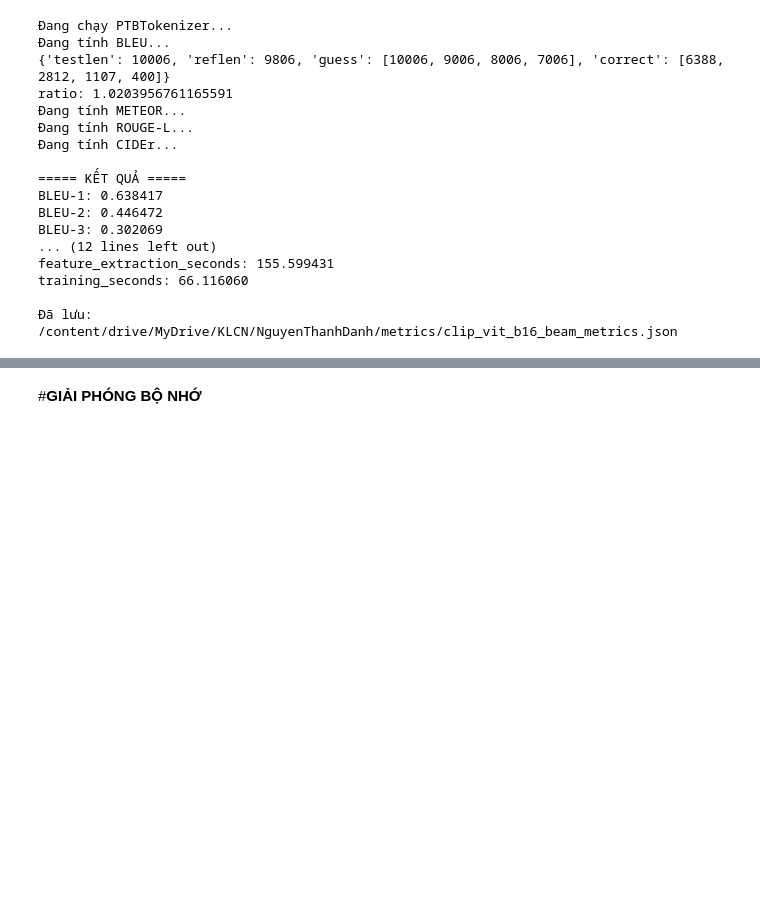
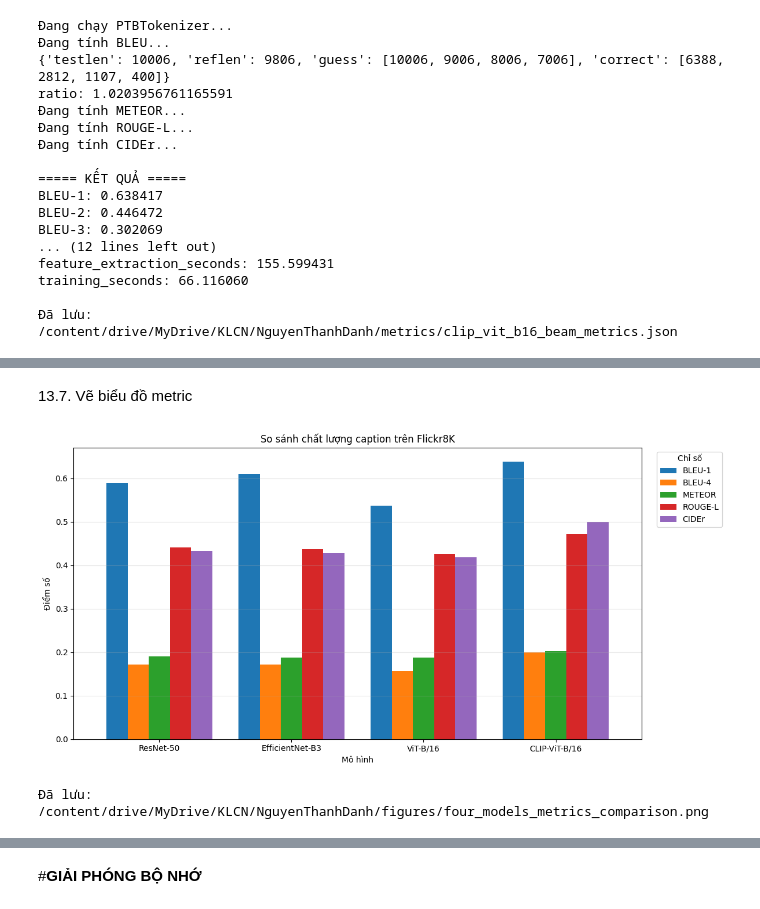
Before and after one commit to danhhuit/image-captioning-distillation, a Jupyter notebook: Tuan02.ipynb, the cells around one changed output, grey strips where cells are left out. Saved outputs shown, nothing was run; the diff lists cells and outputs as text; code cells hidden in the pictures; blank space fills up the shorter version.

```diff
--- a/Tuan02.ipynb
+++ b/Tuan02.ipynb
@@ -2089,0 +2577,13 @@ training_seconds: 66.116060
+# %%
+check_evaluation_assets(REQUIRED_MODELS)
+
+all_evaluation_results = {}
+
+for model_name in REQUIRED_MODELS:
+    result = evaluate_one_model(
+        model_name=model_name,
+        beam_size=3,
+        force_regenerate=True
+    )
+
+    all_evaluation_results[model_name] = result
@@ -2089,0 +3054,52 @@ training_seconds: 66.116060
+# %% [markdown]
+13.7. Vẽ biểu đồ metric
+# %%
+import matplotlib.pyplot as plt
+
+metric_plot_df = test_metric_df.set_index(
+    "Mô hình"
+)
+
+ax = metric_plot_df.plot(
+    kind="bar",
+    figsize=(12, 6),
+    width=0.8
+)
+
+ax.set_title(
+    "So sánh chất lượng caption trên Flickr8K"
+)
+ax.set_xlabel("Mô hình")
+ax.set_ylabel("Điểm số")
+ax.grid(
+    axis="y",
+    alpha=0.3
+)
+
+plt.xticks(
+    rotation=0
+)
+plt.legend(
+    title="Chỉ số",
+    bbox_to_anchor=(1.02, 1),
+    loc="upper left"
+)
+plt.tight_layout()
+
+metric_figure_path = (
+    FIGURE_DIR /
+    "four_models_metrics_comparison.png"
+)
+
+plt.savefig(
+    metric_figure_path,
+    dpi=200,
+    bbox_inches="tight"
+)
+
+plt.show()
+
+print("Đã lưu:", metric_figure_path)
+# %% [output]
+[figure, added]
+Đã lưu: /content/drive/MyDrive/KLCN/NguyenThanhDanh/figures/four_models_metrics_comparison.png
```
Also changed, not shown: parts of 39 cells of this notebook.
